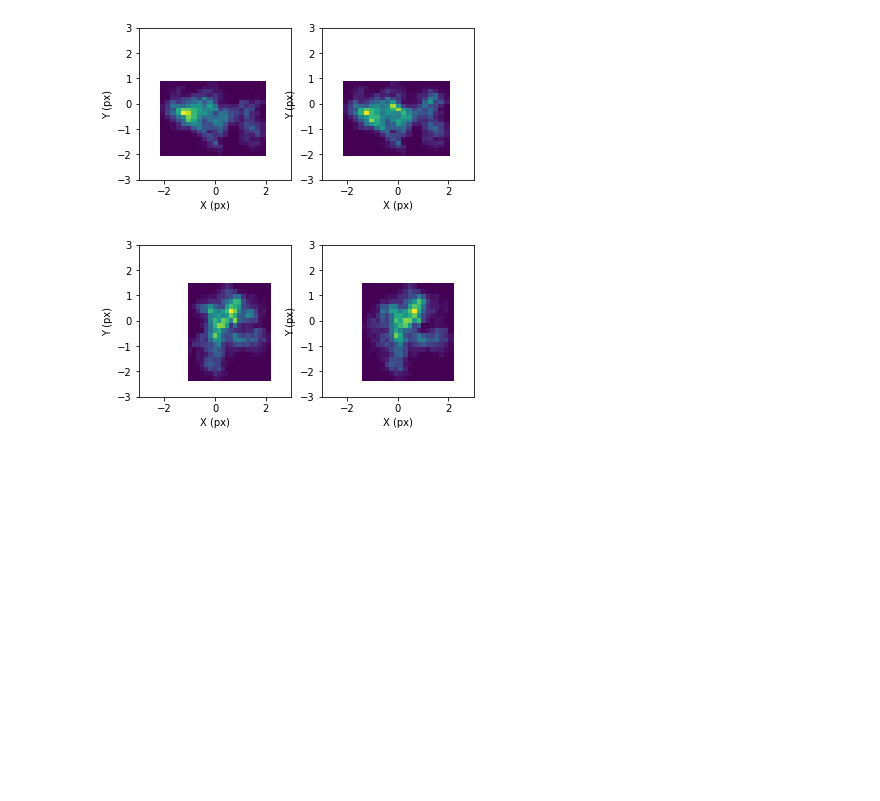
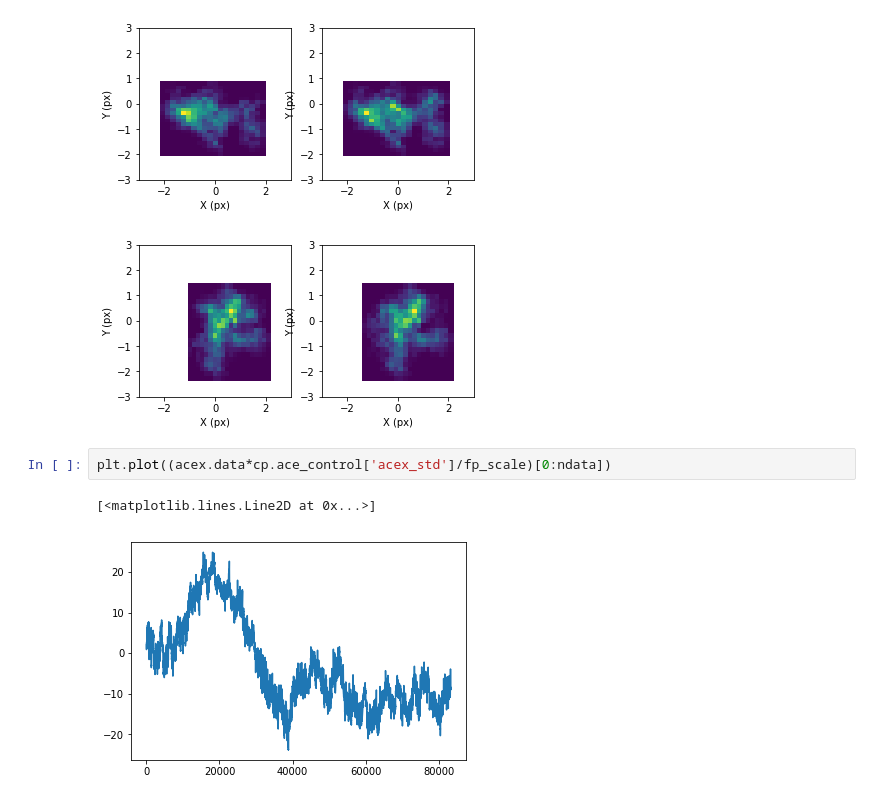
Before and after one commit to tkamizuka/jasmine-imagesim-data, a Jupyter notebook: 20220514a/02_results_ctl4_det10_tel10/analysis11.ipynb, the cells around one changed output. Drawn from its saved outputs; the diff is of its cells as text; blank space fills up the shorter version.

Commit message:
New data added (TK).

```diff
--- a/20220514a/02_results_ctl4_det10_tel10/analysis11.ipynb
+++ b/20220514a/02_results_ctl4_det10_tel10/analysis11.ipynb
@@ -91,3 +99,8 @@ for i in range(0,10):
 [figure]
 [figure]
 [figure]
+# %%
+plt.plot((acex.data*cp.ace_control['acex_std']/fp_scale)[0:ndata])
+# %% [output]
+[<matplotlib.lines.Line2D at 0x...>]
+[figure, added]
```
Also changed, not shown: parts of 14 cells of this notebook, 11 other files.
